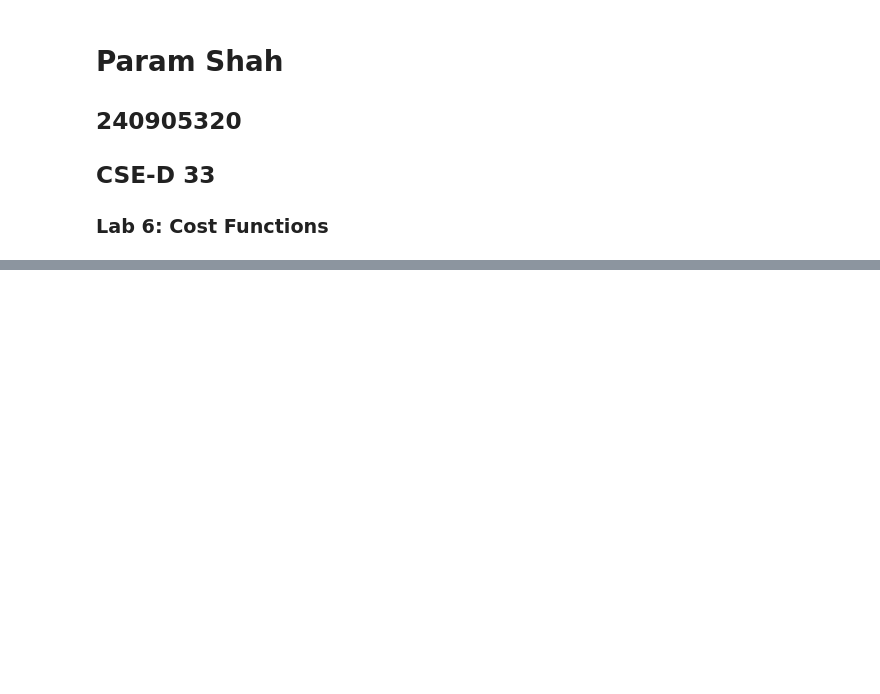
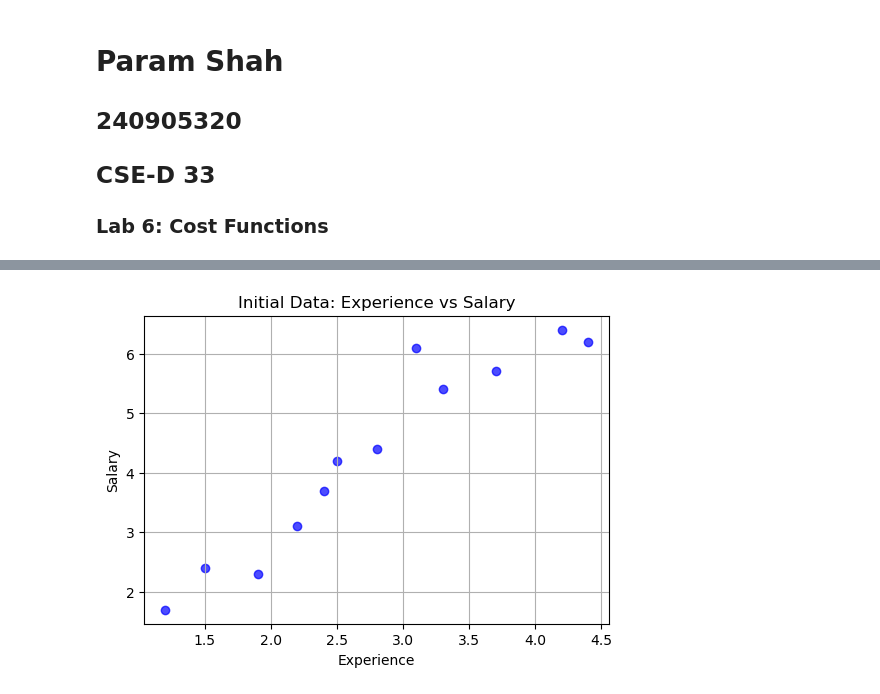
Before and after one commit to paramshah2005/Sem-5, a Jupyter notebook: MLL/Lab 6/Lab6.ipynb, the cells around one changed output, grey strips where cells are left out. Saved outputs shown, nothing was run; the diff lists cells and outputs as text; code cells hidden in the pictures; blank space fills up the shorter version.

```diff
--- a/MLL/Lab 6/Lab6.ipynb
+++ b/MLL/Lab 6/Lab6.ipynb
@@ -104,0 +6,95 @@ y = np.array([1, 1, 0, 0, 0])  # Negative slope
+# %%
+import pandas as pd
+import numpy as np
+import matplotlib.pyplot as plt
+from sklearn.linear_model import LinearRegression
+from sklearn.metrics import mean_squared_error
+
+data = {
+    'experience': [1.2, 1.5, 1.9, 2.2, 2.4, 2.5, 2.8, 3.1, 3.3, 3.7, 4.2, 4.4],
+    'salary': [1.7, 2.4, 2.3, 3.1, 3.7, 4.2, 4.4, 6.1, 5.4, 5.7, 6.4, 6.2]
+}
+df = pd.DataFrame(data)
+df.to_csv('experience_salary.csv', index=False)
+
+plt.figure(figsize=(6, 4))
+plt.scatter(df['experience'], df['salary'], color='blue', alpha=0.7)
+plt.xlabel('Experience')
+plt.ylabel('Salary')
+plt.title('Initial Data: Experience vs Salary')
+plt.grid(True)
+plt.show()
+
+def calculate_mse(beta, b, x, y):
+    y_pred = beta * x + b
+    return np.mean((y - y_pred) ** 2)
+
+x = df['experience']
+y = df['salary']
+
+# a. Check for various values of beta = 0.1, 1.5, and 0.8 with b = 1.1
+betas_a = [0.1, 0.8, 1.5]
+b_fixed = 1.1
+mses_a = [calculate_mse(beta, b_fixed, x, y) for beta in betas_a]
+
+plt.figure(figsize=(6, 4))
+plt.scatter(betas_a, mses_a, color='red', zorder=5)
+plt.plot(betas_a, mses_a, linestyle='--', color='gray')
+plt.xlabel('Beta (Slope)')
+plt.ylabel('Mean Squared Error (MSE)')
+plt.title('Part A: Beta vs MSE (Fixed Intercept b=1.1)')
+plt.grid(True)
+plt.show()
+
+# b. Try with beta between 0 to 1.5 with an increment of 0.01 keeping b=1.1
+betas_b = np.arange(0, 1.51, 0.01)
+mses_b = [calculate_mse(beta, b_fixed, x, y) for beta in betas_b]
+
+plt.figure(figsize=(6, 4))
+plt.plot(betas_b, mses_b, color='green')
+plt.xlabel('Beta (Slope)')
+plt.ylabel('Mean Squared Error (MSE)')
+plt.title('Part B: Beta vs MSE (0 to 1.5, Fixed b=1.1)')
+plt.grid(True)
+plt.show()
+
+# c. Try with different values of intercept for slope beta between 0 to 1.5
+intercepts = [0.0, 0.5, 1.1, 1.5]
+
+plt.figure(figsize=(8, 5))
+for b_val in intercepts:
+    mses_c = [calculate_mse(beta, b_val, x, y) for beta in betas_b]
+    plt.plot(betas_b, mses_c, label=f'Intercept b={b_val}')
+
+plt.xlabel('Beta (Slope)')
+plt.ylabel('Mean Squared Error (MSE)')
+plt.title('Part C: Beta vs MSE for Different Intercepts')
+plt.legend()
+plt.grid(True)
+plt.show()
+
+# d. Use scikit-learn and compare the results of MSE
+X_reshaped = df[['experience']]
+y_target = df['salary']
+
+model = LinearRegression()
+model.fit(X_reshaped, y_target)
+
+beta_sk = model.coef_[0]
+b_sk = model.intercept_
+y_pred_sk = model.predict(X_reshaped)
+mse_sk = mean_squared_error(y_target, y_pred_sk)
+
+print("--- Scikit-Learn Results ---")
+print(f"Optimal Beta (Slope): {beta_sk:.4f}")
+print(f"Optimal Intercept: {b_sk:.4f}")
+print(f"Minimum MSE: {mse_sk:.4f}")
+
+# Compare to part B minimum
+min_mse_b = min(mses_b)
+min_beta_b = betas_b[mses_b.index(min_mse_b)]
+print("\n--- Manual Search Results (from Part B where b=1.1) ---")
+print(f"Lowest MSE found: {min_mse_b:.4f} (at beta = {min_beta_b:.2f})")
+print("\nComparison: Scikit-learn achieves a lower MSE by optimizing both the slope and the intercept simultaneously, rather than keeping the intercept fixed at 1.1.")
+# %% [output]
+[figure, added]
```
Also changed, not shown: parts of 15 cells of this notebook.
